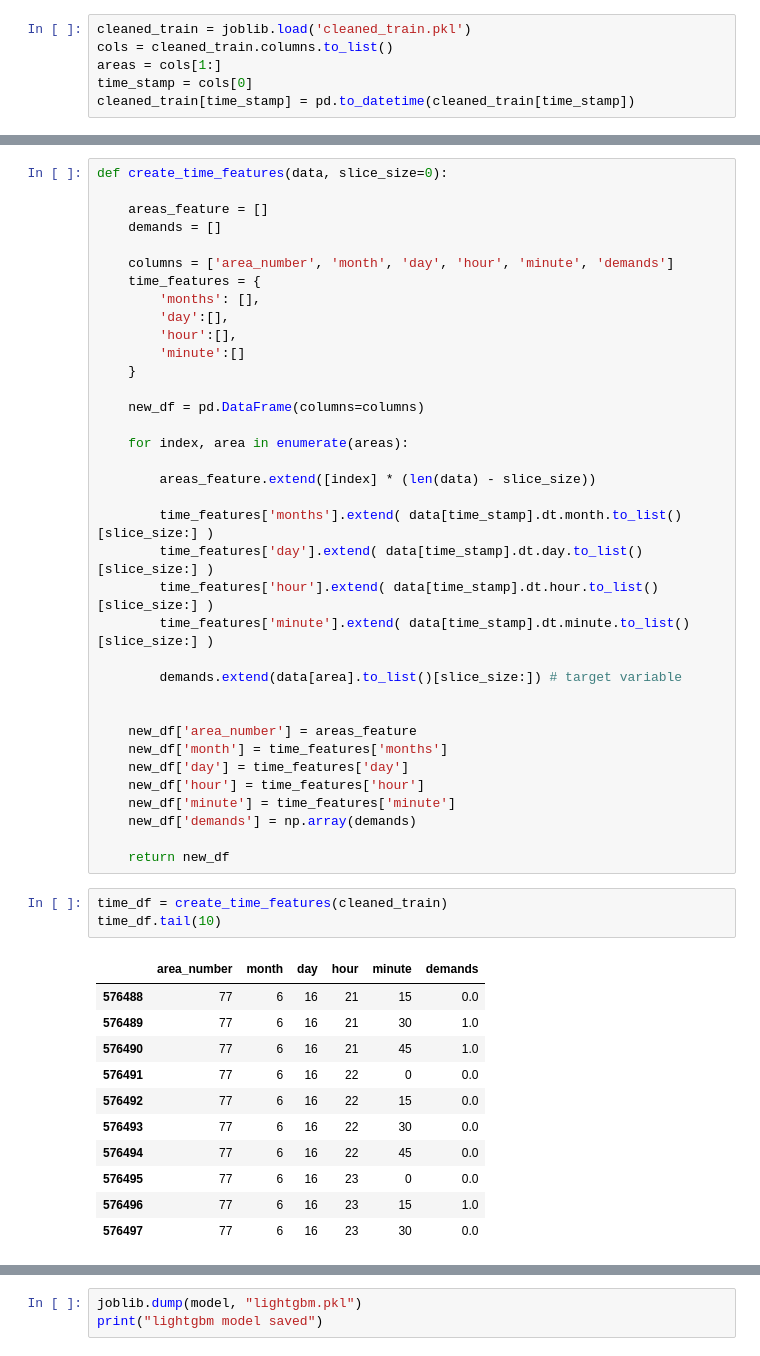
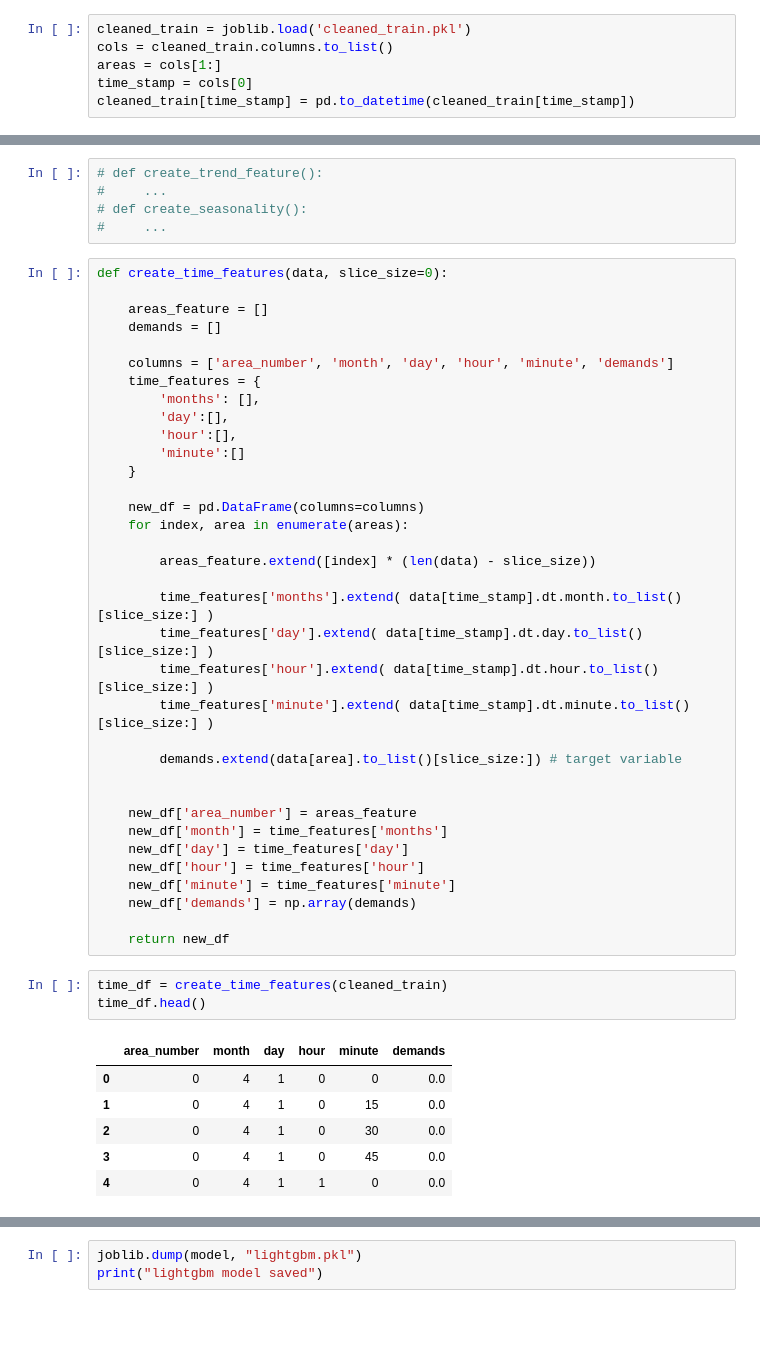
Before and after one commit to isel-har/uber_42, a Jupyter notebook: Untitled0.ipynb, the cells around one changed output, grey strips where cells are left out. Cells and saved outputs as stored; diff of their text form; blank space fills up the shorter version.

```diff
--- a/Untitled0.ipynb
+++ b/Untitled0.ipynb
@@ -126,3 +129,8 @@ def create_lags(
+# %%
+# def create_trend_feature():
+#     ...
+# def create_seasonality():
+#     ...
 # %%
 def create_time_features(data, slice_size=0):
 
@@ -138,7 +146,6 @@ def create_time_features(data, slice_size=0):
     }
 
     new_df = pd.DataFrame(columns=columns)
-
     for index, area in enumerate(areas):
 
         areas_feature.extend([index] * (len(data) - slice_size))
@@ -161,16 +168,11 @@ def create_time_features(data, slice_size=0):
     return new_df
 # %%
 time_df = create_time_features(cleaned_train)
-time_df.tail(10)
+time_df.head()
 # %% [output]
 |  | area_number | month | day | hour | minute | demands |
-| 576488 | 77 | 6 | 16 | 21 | 15 | 0.0 |
-| 576489 | 77 | 6 | 16 | 21 | 30 | 1.0 |
-| 576490 | 77 | 6 | 16 | 21 | 45 | 1.0 |
-| 576491 | 77 | 6 | 16 | 22 | 0 | 0.0 |
-| 576492 | 77 | 6 | 16 | 22 | 15 | 0.0 |
-| 576493 | 77 | 6 | 16 | 22 | 30 | 0.0 |
-| 576494 | 77 | 6 | 16 | 22 | 45 | 0.0 |
-| 576495 | 77 | 6 | 16 | 23 | 0 | 0.0 |
-| 576496 | 77 | 6 | 16 | 23 | 15 | 1.0 |
-| 576497 | 77 | 6 | 16 | 23 | 30 | 0.0 |
+| 0 | 0 | 4 | 1 | 0 | 0 | 0.0 |
+| 1 | 0 | 4 | 1 | 0 | 15 | 0.0 |
+| 2 | 0 | 4 | 1 | 0 | 30 | 0.0 |
+| 3 | 0 | 4 | 1 | 0 | 45 | 0.0 |
+| 4 | 0 | 4 | 1 | 1 | 0 | 0.0 |
```
Also changed, not shown: parts of 14 cells of this notebook.
